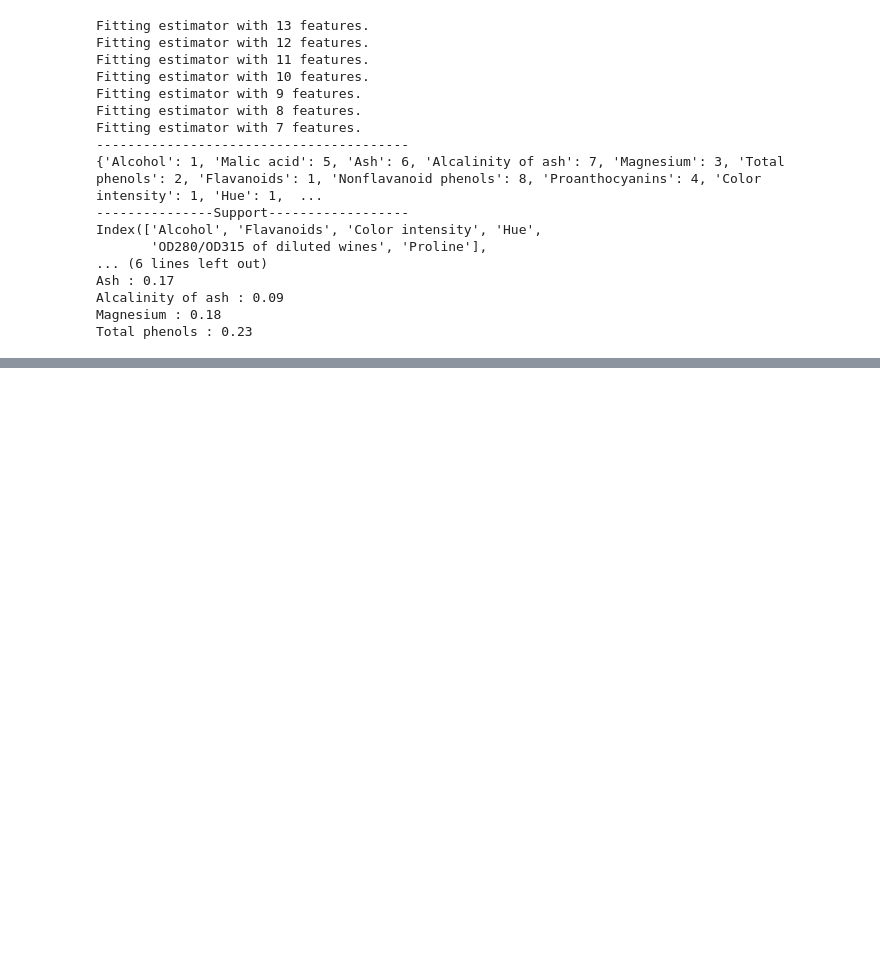
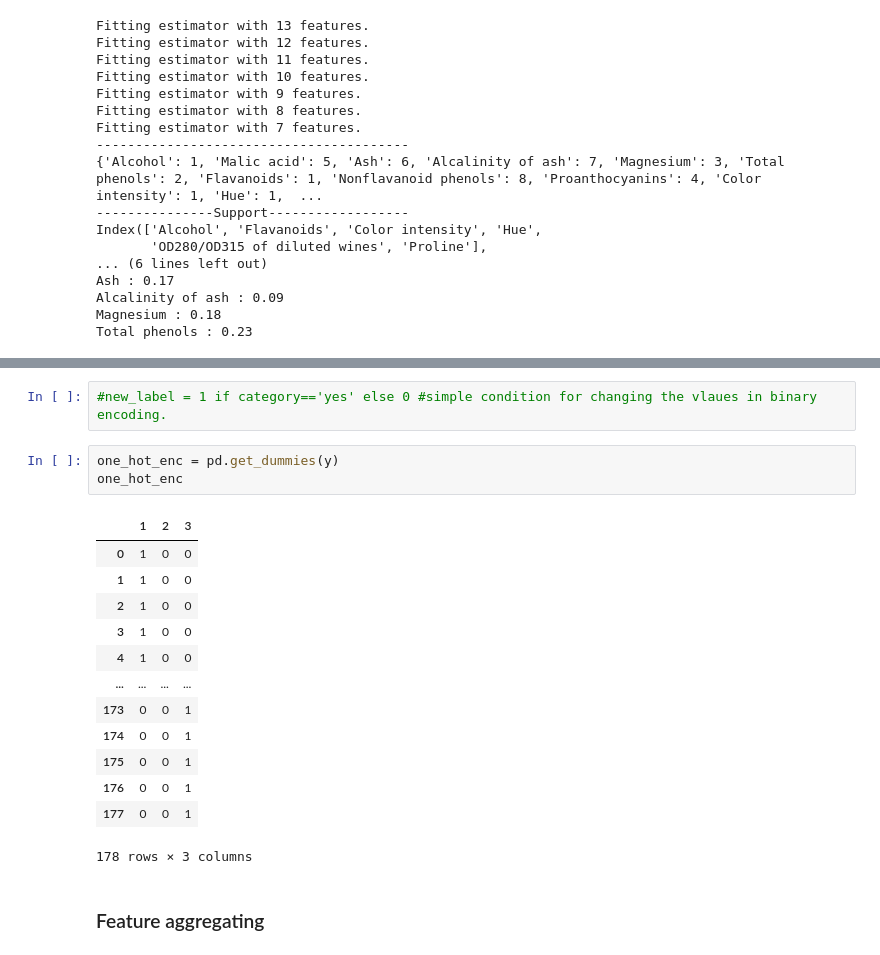
Before and after one commit to zqngetsu96/DataInsight_Assignments_and_projects, a Jupyter notebook: Bi-weekly-blog-codes/Dimensionality reduction and preprocessing.ipynb, the cells around one changed output, grey strips where cells are left out. Saved outputs shown, nothing was run; the diff lists cells and outputs as text; blank space fills up the shorter version.

```diff
--- a/Bi-weekly-blog-codes/Dimensionality reduction and preprocessing.ipynb
+++ b/Bi-weekly-blog-codes/Dimensionality reduction and preprocessing.ipynb
@@ -118,0 +162,21 @@ Total phenols : 0.23
+# %%
+#new_label = 1 if category=='yes' else 0 #simple condition for changing the vlaues in binary encoding.
+# %%
+one_hot_enc = pd.get_dummies(y)
+one_hot_enc
+# %% [output]
+|  | 1 | 2 | 3 |
+| 0 | 1 | 0 | 0 |
+| 1 | 1 | 0 | 0 |
+| 2 | 1 | 0 | 0 |
+| 3 | 1 | 0 | 0 |
+| 4 | 1 | 0 | 0 |
+| ... | ... | ... | ... |
+| 173 | 0 | 0 | 1 |
+| 174 | 0 | 0 | 1 |
+| 175 | 0 | 0 | 1 |
+| 176 | 0 | 0 | 1 |
+| 177 | 0 | 0 | 1 |
+178 rows × 3 columns
+# %% [markdown]
+### Feature aggregating
```
Also changed, not shown: parts of 9 cells of this notebook.
